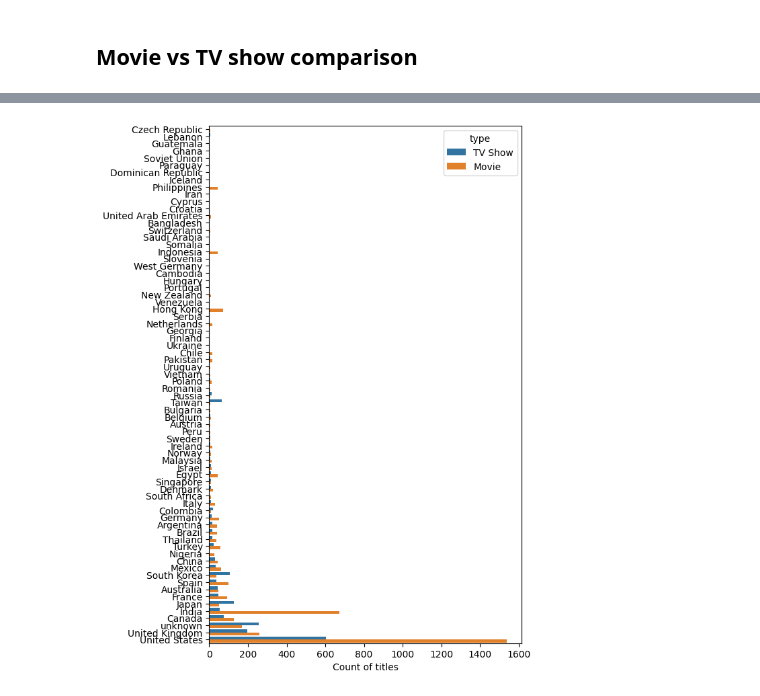
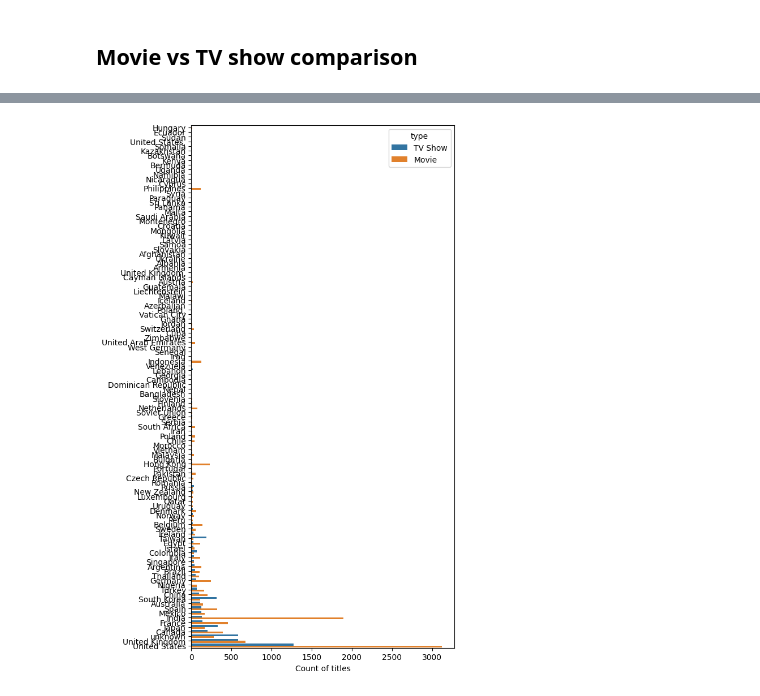
Before and after one commit to jenny-davies/l4-hackathon, a Jupyter notebook: data_exploration.ipynb, the cells around one changed output, grey strips where cells are left out. Drawn from its saved outputs; the diff is of its cells as text; code cells hidden in the pictures.

Commit message:
further data viz
comparisons by type

```diff
--- a/data_exploration.ipynb
+++ b/data_exploration.ipynb
@@ -47,8 +88,3 @@ plt.xlabel(None)
 plt.show();
 # %% [output]
 [figure]
-# %%
-# use only the first country listed in the country column
-df['first_country'] = df['country'].str.split(',').str[0]
-
-df.head()
@@ -61,0 +91,5 @@ df.head()
+# %%
+# separate out country into one row for each separate country
+df['country'] = df['country'].str.split(', ')
+df = df.explode('country').reset_index(drop=True)
+df.head()
@@ -88,0 +133,5 @@ plt.show();
+# %%
+# separate out listed_in into one row for each separate genre
+df['listed_in'] = df['listed_in'].str.split(', ')
+df = df.explode('listed_in').reset_index(drop=True)
+df.head()
@@ -89,15 +145,12 @@ plt.show();
 # %%
-# use only the first genre listed in the listed_in column
-df['first_genre'] = df['listed_in'].str.split(',').str[0]
-
 # count of titles by first genre
-titles_by_first_genre = df.groupby('first_genre')['title'].count()
+titles_by_genre = df.groupby('listed_in')['title'].count()
 
 # sort by count
-titles_by_first_genre = titles_by_first_genre.sort_values()
+titles_by_genre = titles_by_genre.sort_values()
 
 plt.figure(figsize = (6,10))
-titles_by_first_genre.plot.barh()
+titles_by_genre.plot.barh()
 plt.xlabel('Count of titles')
 plt.ylabel(None)
 
@@ -204,21 +257,21 @@ plt.show();
 # %%
-# count of titles by first country and type
-titles_by_first_country_type = df.groupby(['first_country', 'type'])['title'].count().reset_index()
+# count of titles by  country and type
+titles_by_country_type = df.groupby(['country', 'type'])['title'].count().reset_index()
 
-titles_by_first_country_type = titles_by_first_country_type.sort_values(by = 'title')
+titles_by_country_type = titles_by_country_type.sort_values(by = 'title')
 
-plt.figure(figsize = (6,10))
-sns.barplot(data = titles_by_first_country_type,
+plt.figure(figsize = (6,12))
+sns.barplot(data = titles_by_country_type,
             x = 'title',
-            y = 'first_country',
+            y = 'country',
             hue = 'type',
             orient = 'h')
 plt.xlabel('Count of titles')
 plt.ylabel(None)
 
 plt.show();
 # %% [output]
-[figure, old version]
+[figure, new version]
 # %%
 # count of titles by release year and type
 titles_by_release_yr_type = df.groupby(['release_year', 'type'])['title'].count().reset_index()
```
Also changed, not shown: parts of 27 cells of this notebook.
